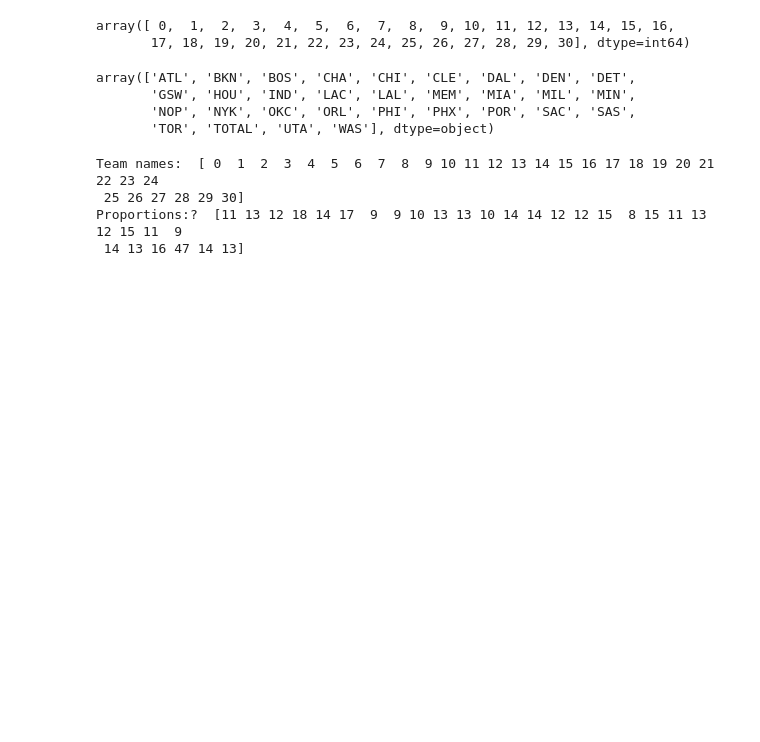
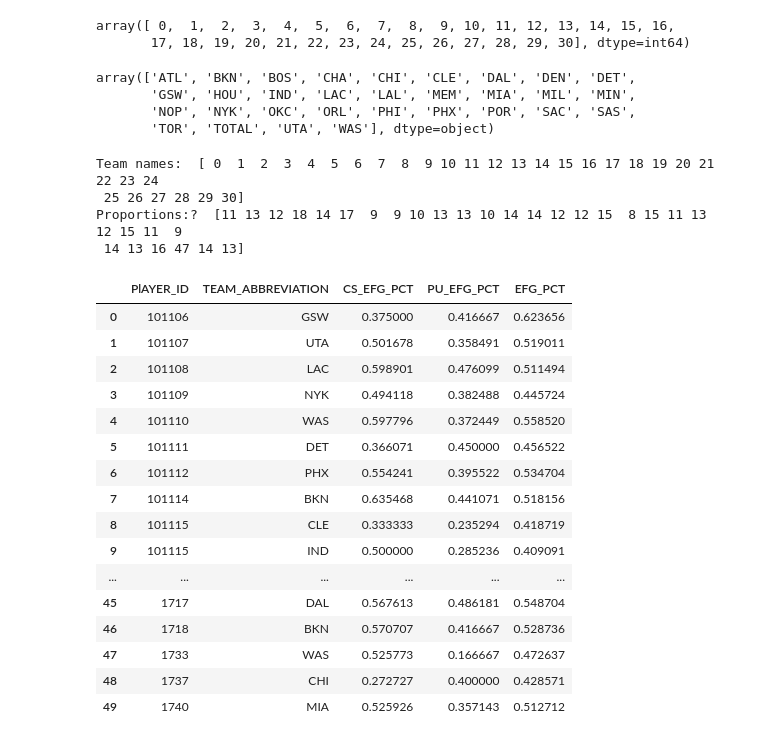
Before and after one commit to returnoftheturk/NBA-Data-Dive, a Jupyter notebook: train.ipynb, the cells around one changed output. Cells and saved outputs as stored; diff of their text form; code cells hidden in the pictures; blank space fills up the shorter version.

```diff
--- a/train.ipynb
+++ b/train.ipynb
@@ -139,4 +202,24 @@ Team names:  [ 0  1  2  3  4  5  6  7  8  9 10 11 12 13 14 15 16 17 18 19 20 21
  25 26 27 28 29 30]
 Proportions:?  [11 13 12 18 14 17  9  9 10 13 13 10 14 14 12 12 15  8 15 11 13 12 15 11  9
  14 13 16 47 14 13]
+# %%
+df.head(50)
+# %% [output]
+|  | PlAYER_ID | TEAM_ABBREVIATION | CS_EFG_PCT | PU_EFG_PCT | EFG_PCT |
+| 0 | 101106 | GSW | 0.375000 | 0.416667 | 0.623656 |
+| 1 | 101107 | UTA | 0.501678 | 0.358491 | 0.519011 |
+| 2 | 101108 | LAC | 0.598901 | 0.476099 | 0.511494 |
+| 3 | 101109 | NYK | 0.494118 | 0.382488 | 0.445724 |
+| 4 | 101110 | WAS | 0.597796 | 0.372449 | 0.558520 |
+| 5 | 101111 | DET | 0.366071 | 0.450000 | 0.456522 |
+| 6 | 101112 | PHX | 0.554241 | 0.395522 | 0.534704 |
+| 7 | 101114 | BKN | 0.635468 | 0.441071 | 0.518156 |
+| 8 | 101115 | CLE | 0.333333 | 0.235294 | 0.418719 |
+| 9 | 101115 | IND | 0.500000 | 0.285236 | 0.409091 |
+| ... | ... | ... | ... | ... | ... |
+| 45 | 1717 | DAL | 0.567613 | 0.486181 | 0.548704 |
+| 46 | 1718 | BKN | 0.570707 | 0.416667 | 0.528736 |
+| 47 | 1733 | WAS | 0.525773 | 0.166667 | 0.472637 |
+| 48 | 1737 | CHI | 0.272727 | 0.400000 | 0.428571 |
+| 49 | 1740 | MIA | 0.525926 | 0.357143 | 0.512712 |
 # %%
```
Also changed, not shown: parts of 5 cells of this notebook.
